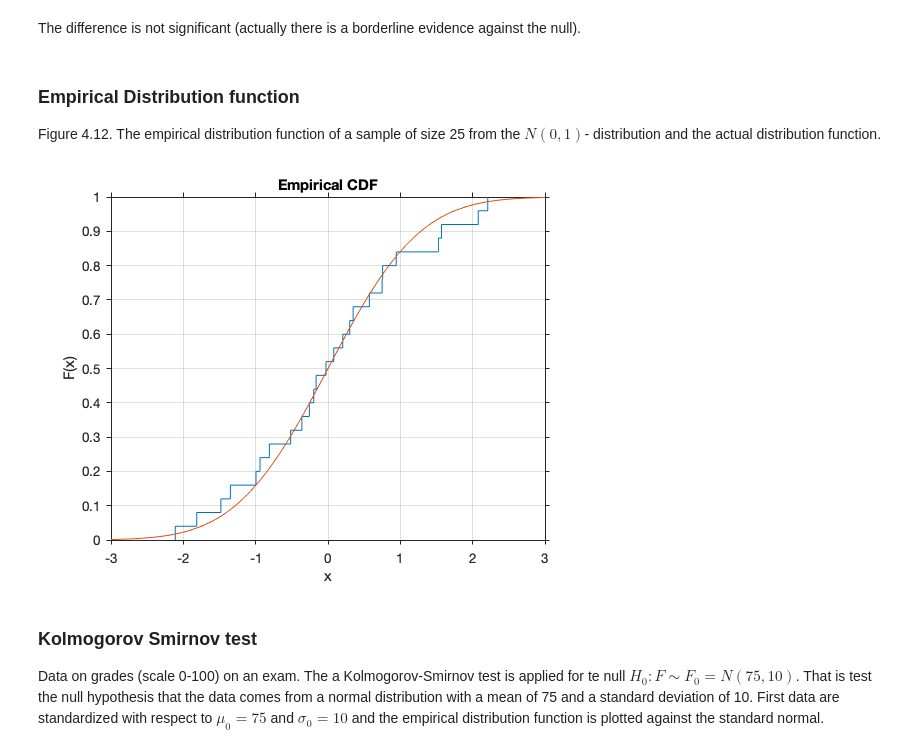
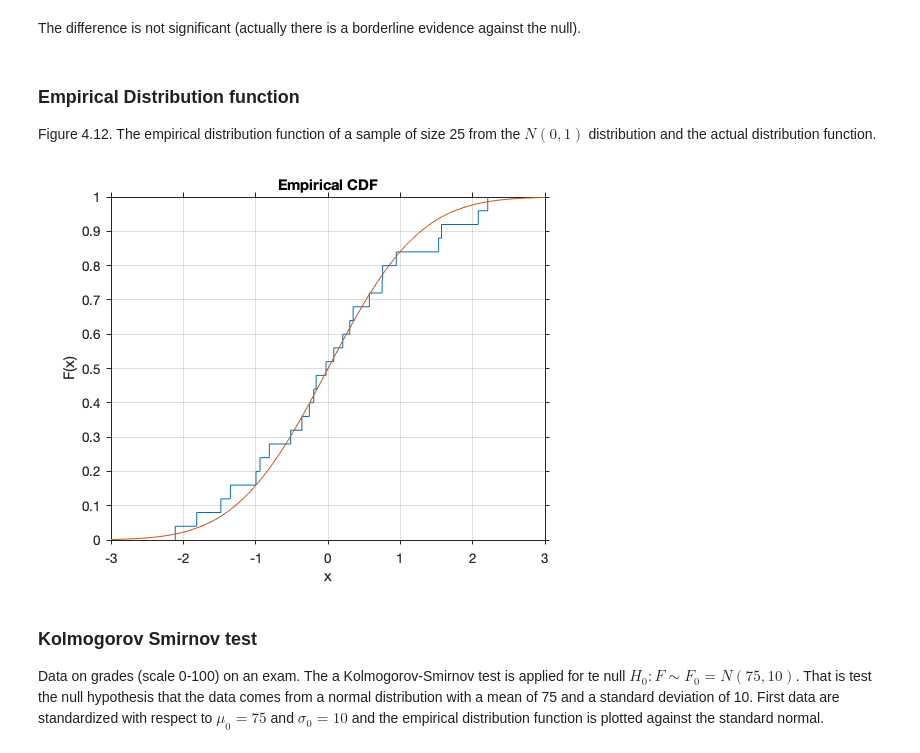
Before and after one commit to StaThin/statmat, a Jupyter notebook: jupyter/Chapter 4.ipynb, the cells around one changed output. Saved outputs shown, nothing was run; the diff lists cells and outputs as text; code cells hidden in the pictures.

```diff
--- a/jupyter/Chapter 4.ipynb
+++ b/jupyter/Chapter 4.ipynb
@@ -333,14 +345,19 @@ The difference is not significant (actually there is a borderline evidence again
 # %% [markdown]
 ### Empirical Distribution function
 
-Figure 4.12. The empirical distribution function of a sample of size 25 from the $N(0, 1)$- distribution and the actual distribution function.
+Figure 4.12. The empirical distribution function of a sample of size 25 from the $N(0, 1)$ distribution and the actual distribution function.
-# %%
-rng(204)
-x = normrnd(zeros(25,1), ones(25,1));
-cdfplot(x); hold on
-fplot(@(x) normcdf(x), [-3,3])
-# %% [output]
-[figure, removed]
+# %%
+clear
+rng(204)
+n = 25;
+x = normrnd(0,1,25,1);
+# %%
+cdfplot(x)
+hold on
+fplot(@(u) normcdf(u), [-3,3])
+hold off
+# %% [output]
+[figure, added]
 # %% [markdown]
 ### Kolmogorov Smirnov test
 Data on grades (scale 0-100) on an exam. The a Kolmogorov-Smirnov test is applied for te null $H_0: F \sim F_0 = N(75,10)$. That is test the null hypothesis that the data comes from a normal distribution with a mean of 75 and a standard deviation of 10.  First data are standardized with respect to $\mu_0 = 75$ and $\sigma_0 = 10$ and the empirical distribution function is plotted against the standard normal.
```
Also changed, not shown: parts of 7 cells of this notebook.
